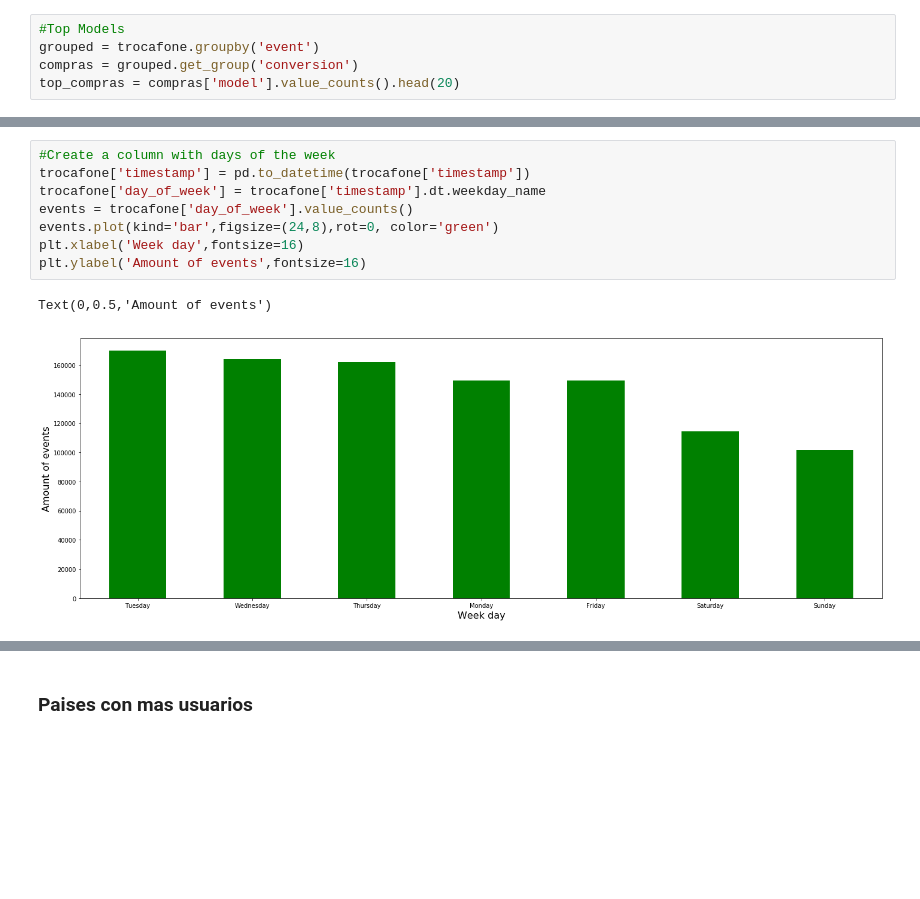
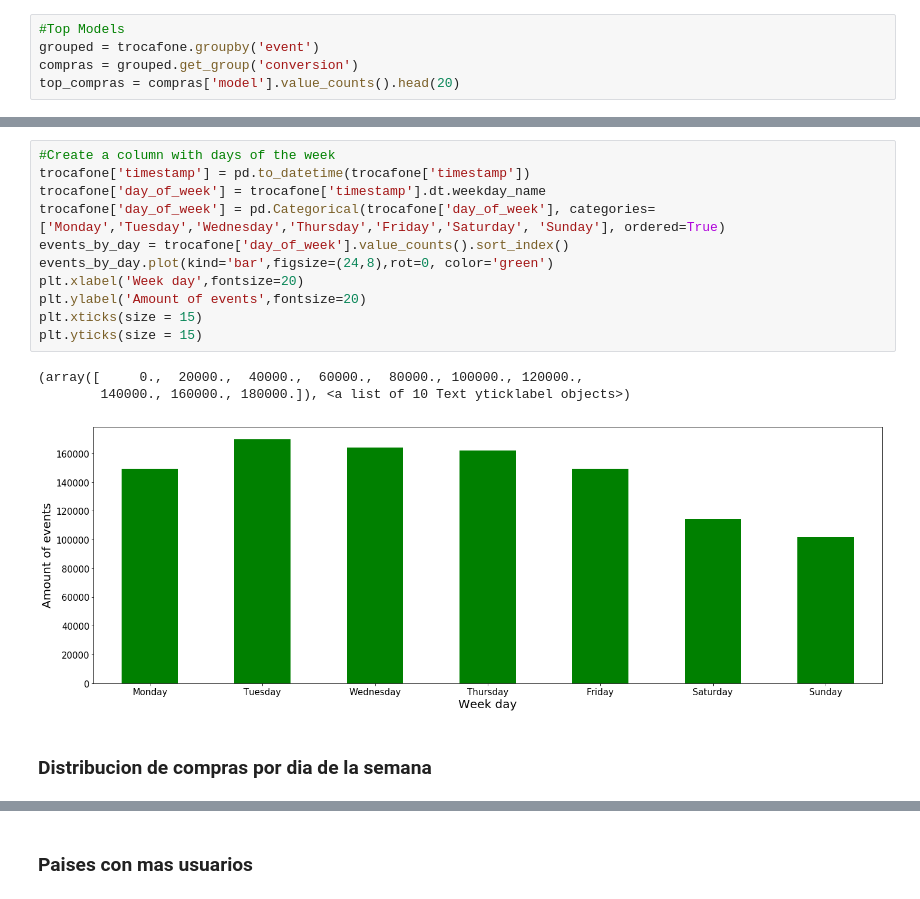
Before and after one commit to emabrea/7506-DATOS-TP1, a Jupyter notebook: Analisis Exploratorio.ipynb, the cells around one changed output, grey strips where cells are left out. Cells and saved outputs as stored; diff of their text form; blank space fills up the shorter version.

```diff
--- a/Analisis Exploratorio.ipynb
+++ b/Analisis Exploratorio.ipynb
@@ -243,11 +259,17 @@ Text(0.5,1,'Types of events during the day by hour')
 # %%
 #Create a column with days of the week
 trocafone['timestamp'] = pd.to_datetime(trocafone['timestamp'])
 trocafone['day_of_week'] = trocafone['timestamp'].dt.weekday_name
-events = trocafone['day_of_week'].value_counts()
-events.plot(kind='bar',figsize=(24,8),rot=0, color='green')
-plt.xlabel('Week day',fontsize=16)
-plt.ylabel('Amount of events',fontsize=16)
+trocafone['day_of_week'] = pd.Categorical(trocafone['day_of_week'], categories=['Monday','Tuesday','Wednesday','Thursday','Friday','Saturday', 'Sunday'], ordered=True)
+events_by_day = trocafone['day_of_week'].value_counts().sort_index()
+events_by_day.plot(kind='bar',figsize=(24,8),rot=0, color='green')
+plt.xlabel('Week day',fontsize=20)
+plt.ylabel('Amount of events',fontsize=20)
+plt.xticks(size = 15)
+plt.yticks(size = 15)
 # %% [output]
-Text(0,0.5,'Amount of events')
+(array([     0.,  20000.,  40000.,  60000.,  80000., 100000., 120000.,
+        140000., 160000., 180000.]), <a list of 10 Text yticklabel objects>)
-[figure, old version]
+[figure, new version]
+# %% [markdown]
+### Distribucion de compras por dia de la semana
```
Also changed, not shown: parts of 26 cells of this notebook.
